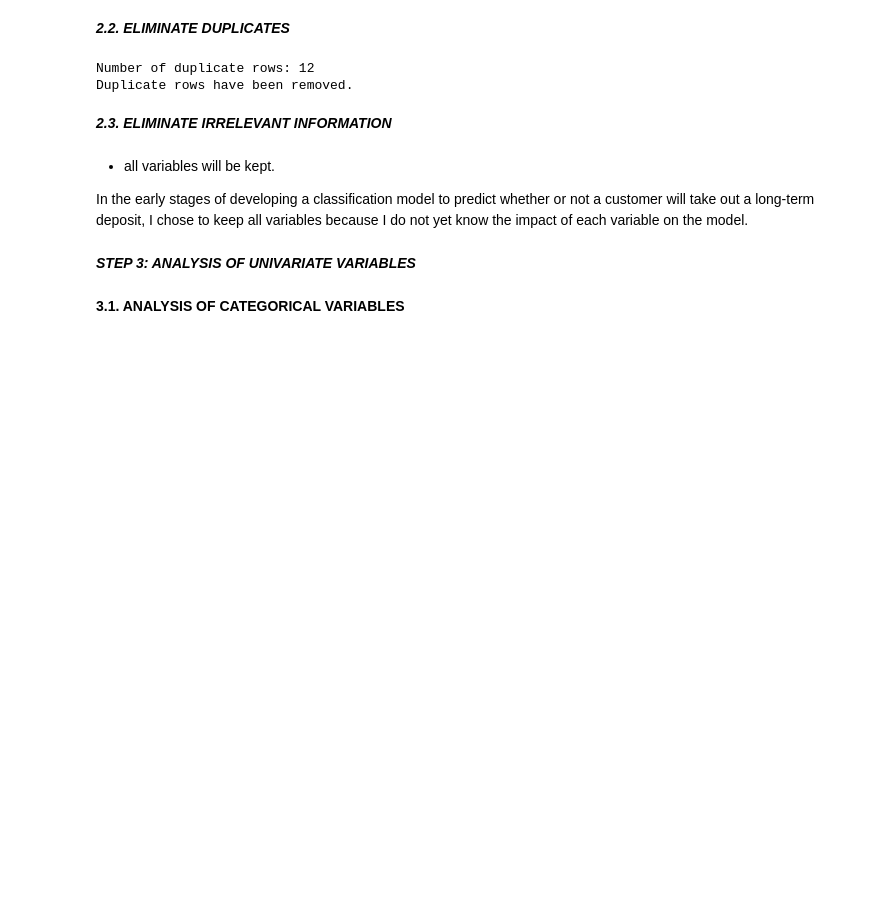
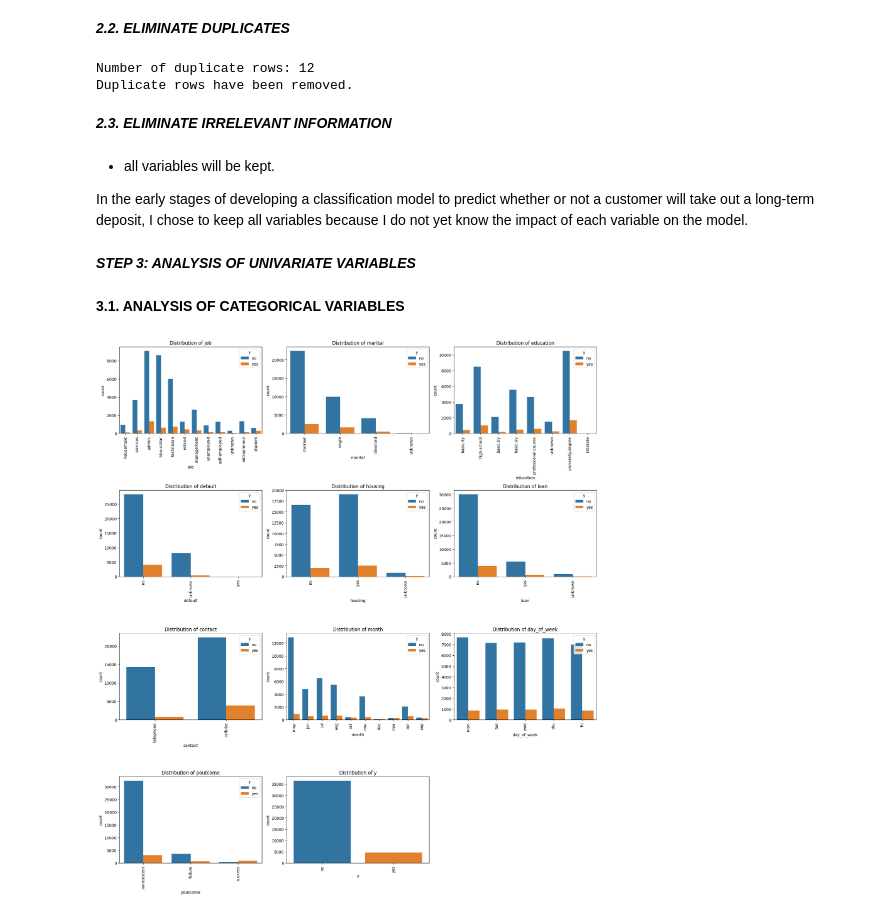
Before and after one commit to RitaViegas/Projetct-Logistic-Regression---Banking-Marketing-Campaign, a Jupyter notebook: src/explore.ipynb, the cells around one changed output. Drawn from its saved outputs; the diff is of its cells as text; code cells hidden in the pictures; blank space fills up the shorter version.

```diff
--- a/src/explore.ipynb
+++ b/src/explore.ipynb
@@ -191,0 +212,38 @@ In the early stages of developing a classification model to predict whether or n
+# %%
+def plot_categorical_variables(df, categorical_columns=None, hue=None):
+    """
+    Plota gráficos de contagem para variáveis categóricas em um DataFrame.
+
+    Parâmetros:
+    - df: DataFrame a ser analisado.
+    - categorical_columns: Lista de colunas categóricas. Se None, seleciona automaticamente colunas do tipo 'object'.
+    - hue: Variável de cor para as colunas (opcional), como a variável target, se relevante.
+    """
+    # Detecta colunas categóricas automaticamente, se não fornecidas
+    if categorical_columns is None:
+        categorical_columns = df.select_dtypes(include=['object']).columns.tolist()
+
+    # Configura o layout dos subplots para ter 3 colunas
+    num_cols = 3
+    num_rows = (len(categorical_columns) + num_cols - 1) // num_cols  # calcula o número de linhas necessário
+    fig, axes = plt.subplots(num_rows, num_cols, figsize=(6 * num_cols, 5 * num_rows))
+
+    # Flattea a matriz de eixos para facilitar a iteração
+    axes = axes.flatten()
+
+    for i, col in enumerate(categorical_columns):
+        sns.countplot(ax=axes[i], data=df, x=col, hue=hue)
+        axes[i].set_title(f"Distribution of {col}")
+        axes[i].tick_params(axis='x', rotation=90)
+
+    # Remove eixos extras se houver menos colunas do que subplots
+    for j in range(i + 1, len(axes)):
+        fig.delaxes(axes[j])
+
+    plt.tight_layout()
+    plt.show()
+# %%
+# Obtaining categorical variables graphs
+plot_categorical_variables(df=df, hue='y')
+# %% [output]
+[figure, added]
```
Also changed, not shown: parts of 4 cells of this notebook.
